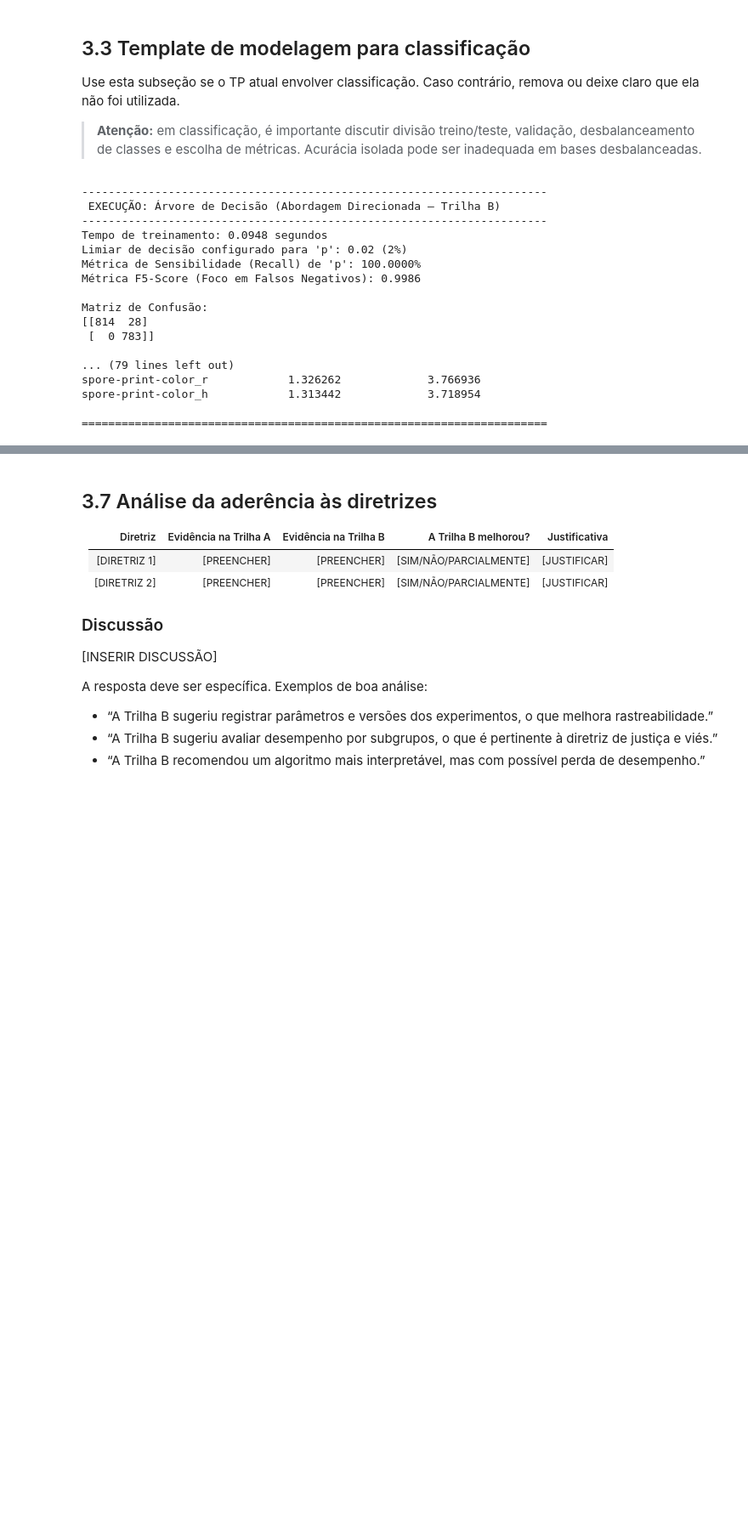
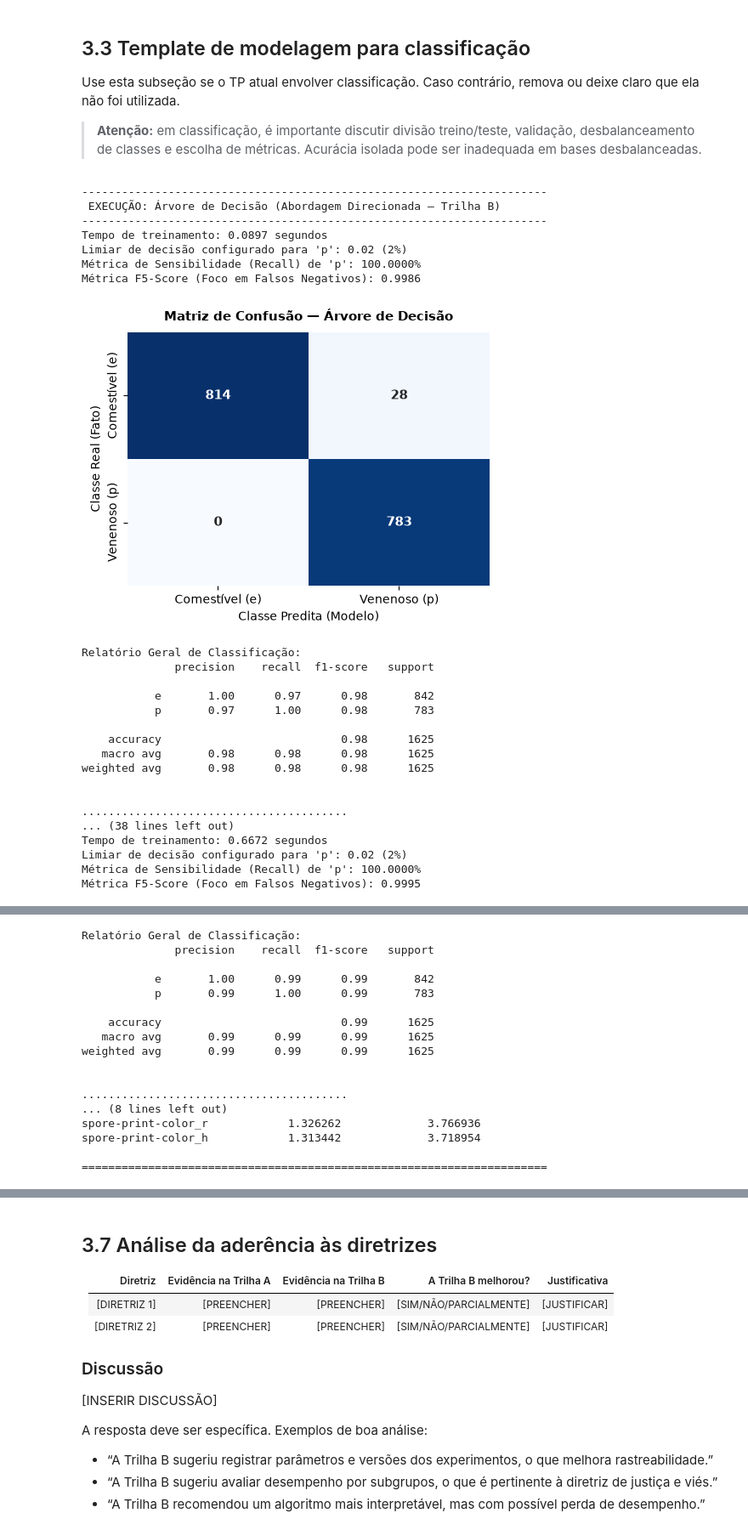
Before and after one commit to DaviOSad/Mushroom-Classification, a Jupyter notebook: TP3_Fase2_Grupo11.ipynb, the cells around one changed output, grey strips where cells are left out. Shown at 85% size. Cells and saved outputs as stored; diff of their text form; code cells hidden in the pictures; blank space fills up the shorter version.

```diff
--- a/TP3_Fase2_Grupo11.ipynb
+++ b/TP3_Fase2_Grupo11.ipynb
@@ -1003,6 +1003,7 @@ Use esta subseção se o TP atual envolver classificação. Caso contrário, rem
 
 > **Atenção:** em classificação, é importante discutir divisão treino/teste, validação, desbalanceamento de classes e escolha de métricas. Acurácia isolada pode ser inadequada em bases desbalanceadas.
 # %%
+# 3.5 Execução da Modelagem — Classificação Baseada nas Diretrizes (Trilha B)
 
 def executar_classificacao_responsavel_trilha_b(df_preparado: pd.DataFrame, target_col: str):
     try:
@@ -1014,8 +1015,10 @@ def executar_classificacao_responsavel_trilha_b(df_preparado: pd.DataFrame, targ
         from sklearn.tree import DecisionTreeClassifier, export_text
         from sklearn.linear_model import LogisticRegression
         from sklearn.metrics import classification_report, confusion_matrix, recall_score, fbeta_score
+        import seaborn as sns
+        import matplotlib.pyplot as plt
     except ImportError:
-        print("Biblioteca scikit-learn não instalada.")
+        print("Bibliotecas necessárias não instaladas.")
         return None
 
     if target_col not in df_preparado.columns:
@@ -1091,8 +1094,24 @@ def executar_classificacao_responsavel_trilha_b(df_preparado: pd.DataFrame, targ
         print(f"Métrica de Sensibilidade (Recall) de 'p': {recall_p:.4%}")
         print(f"Métrica F5-Score (Foco em Falsos Negativos): {f5_score:.4f}")
 
-        print("\nMatriz de Confusão:")
-        print(matriz_conf)
+        #  Plot Dinâmico do Heatmap da Matriz de Confusão
+        plt.figure(figsize=(5, 4))
+        sns.heatmap(
+            matriz_conf,
+            annot=True,
+            fmt='d',
+            cmap='Blues',
+            xticklabels=['Comestível (e)', 'Venenoso (p)'],
+            yticklabels=['Comestível (e)', 'Venenoso (p)'],
+            cbar=False,
+            annot_kws={"size": 11, "weight": "bold"}
+        )
+        plt.title(f"Matriz de Confusão — {nome}", fontsize=11, fontweight='bold', pad=10)
+        plt.ylabel('Classe Real (Fato)', fontsize=10)
+        plt.xlabel('Classe Predita (Modelo)', fontsize=10)
+        plt.tight_layout()
+        plt.show()
+
         print("\nRelatório Geral de Classificação:")
         print(classification_report(y_test, y_pred))
 
@@ -1115,41 +1134,49 @@ def executar_classificacao_responsavel_trilha_b(df_preparado: pd.DataFrame, targ
             # sugestão TB
             coeficientes = modelo_pipeline.named_steps['classificador'].coef_[0]
             odds_ratios = np.exp(coeficientes)
             df_odds = pd.DataFrame({"Coeficiente (Beta)": coeficientes, "Odds Ratio (e^Beta)": odds_ratios}, index=X.columns)
 
             print("\nTop 5 Características de Maior Risco (Maior Razão de Chances):")
             print(df_odds.sort_values(by="Odds Ratio (e^Beta)", ascending=False).head(5))
 
         print("\n" + "="*70 + "\n")
 
         resultados_finais[nome] = {
             "modelo": modelo_pipeline,
             "y_test": y_test,
             "y_pred": y_pred,
             "matriz": matriz_conf,
             "recall": recall_p,
             "f5": f5_score,
             "tempo": tempo_treino
         }
 
     return resultados_finais
 
 resultados_tp3 = executar_classificacao_responsavel_trilha_b(df_prep, TARGET_COLUMN)
 # %% [output]
 ----------------------------------------------------------------------
  EXECUÇÃO: Árvore de Decisão (Abordagem Direcionada — Trilha B)
 ----------------------------------------------------------------------
-Tempo de treinamento: 0.0948 segundos
+Tempo de treinamento: 0.0897 segundos
 Limiar de decisão configurado para 'p': 0.02 (2%)
 Métrica de Sensibilidade (Recall) de 'p': 100.0000%
 Métrica F5-Score (Foco em Falsos Negativos): 0.9986
-
-Matriz de Confusão:
-[[814  28]
- [  0 783]]
-
-... (79 lines left out)
-spore-print-color_r            1.326262             3.766936
-spore-print-color_h            1.313442             3.718954
-
-======================================================================
+[figure, added]
+Relatório Geral de Classificação:
+              precision    recall  f1-score   support
+
+           e       1.00      0.97      0.98       842
+           p       0.97      1.00      0.98       783
+
+    accuracy                           0.98      1625
+   macro avg       0.98      0.98      0.98      1625
+weighted avg       0.98      0.98      0.98      1625
+
+
+........................................
+... (38 lines left out)
+Tempo de treinamento: 0.6672 segundos
+Limiar de decisão configurado para 'p': 0.02 (2%)
+Métrica de Sensibilidade (Recall) de 'p': 100.0000%
+Métrica F5-Score (Foco em Falsos Negativos): 0.9995
@@ -1155,0 +1184,17 @@ spore-print-color_h            1.313442             3.718954
+Relatório Geral de Classificação:
+              precision    recall  f1-score   support
+
+           e       1.00      0.99      0.99       842
+           p       0.99      1.00      0.99       783
+
+    accuracy                           0.99      1625
+   macro avg       0.99      0.99      0.99      1625
+weighted avg       0.99      0.99      0.99      1625
+
+
+........................................
+... (8 lines left out)
+spore-print-color_r            1.326262             3.766936
+spore-print-color_h            1.313442             3.718954
+
+======================================================================
```
Also changed, not shown: parts of 3 cells of this notebook.
